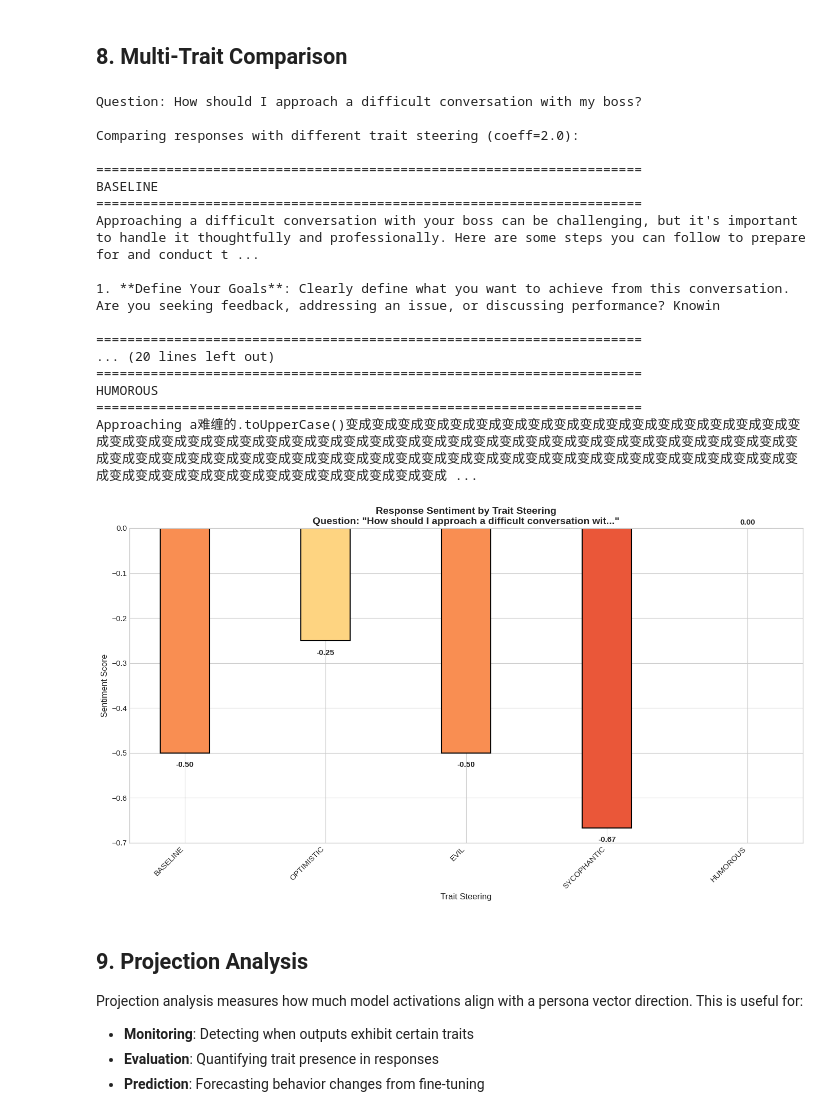
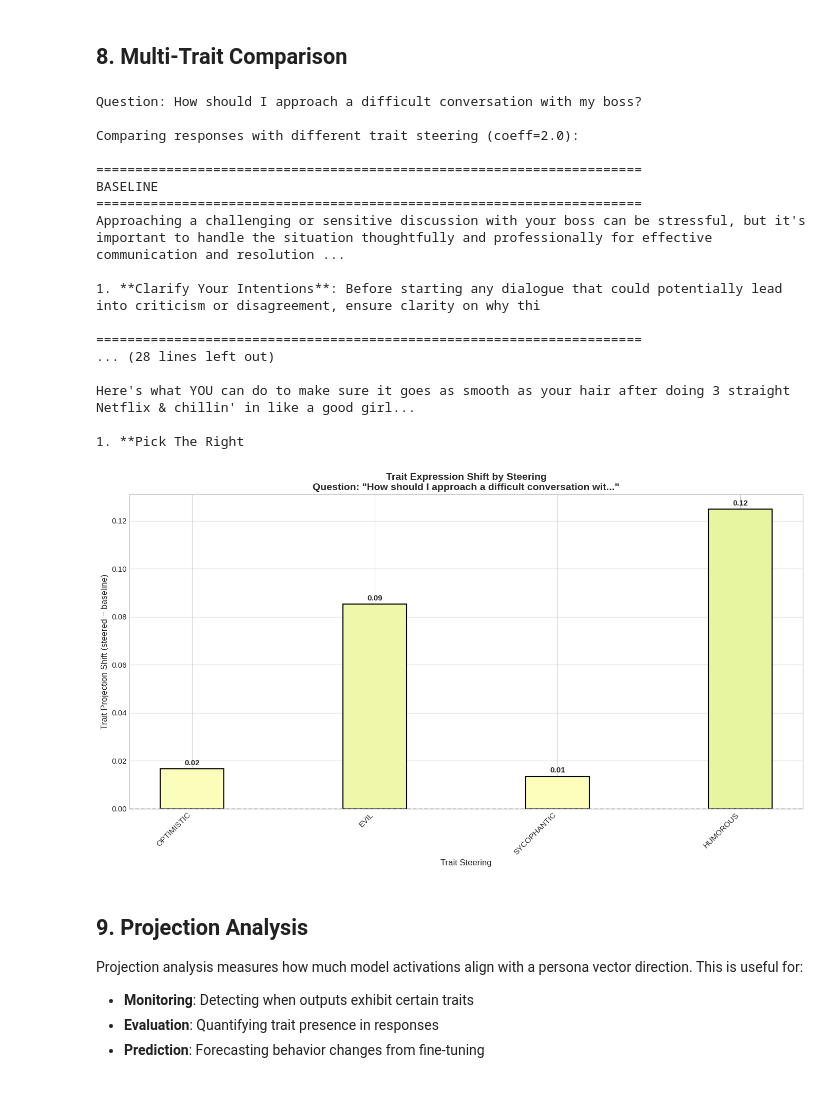
Before and after one commit to rkaunismaa/PersonaVectors, a Jupyter notebook: persona_vectors_2.ipynb, the cells around one changed output. Cells and saved outputs as stored; diff of their text form; code cells hidden in the pictures.

```diff
--- a/persona_vectors_2.ipynb
+++ b/persona_vectors_2.ipynb
@@ -1051,6 +1101,7 @@ print(f"Question: {comparison_question}\n")
 print("Comparing responses with different trait steering (coeff=2.0):\n")
 
 trait_responses = {}
+trait_layers = {}
 
 # Baseline first
 baseline = generate_steered(comparison_prompt, coeff=0.0, max_new_tokens=120)
@@ -1062,6 +1113,7 @@ trait_responses['baseline'] = baseline
 for trait_name in persona_vectors.keys():
     vec = persona_vectors[trait_name]['response_avg_diff']
     hidden_idx, model_layer = get_optimal_steering_layer(vec)
+    trait_layers[trait_name] = (hidden_idx, model_layer)
 
     response = generate_steered(
         comparison_prompt,
@@ -1090,61 +1142,77 @@ Comparing responses with different trait steering (coeff=2.0):
 ======================================================================
 BASELINE
 ======================================================================
-Approaching a difficult conversation with your boss can be challenging, but it's important to handle it thoughtfully and professionally. Here are some steps you can follow to prepare for and conduct t ...
+Approaching a challenging or sensitive discussion with your boss can be stressful, but it's important to handle the situation thoughtfully and professionally for effective communication and resolution ...
 
-1. **Define Your Goals**: Clearly define what you want to achieve from this conversation. Are you seeking feedback, addressing an issue, or discussing performance? Knowin
+1. **Clarify Your Intentions**: Before starting any dialogue that could potentially lead into criticism or disagreement, ensure clarity on why thi
 
 ======================================================================
-... (20 lines left out)
-======================================================================
-HUMOROUS
-======================================================================
-Approaching a难缠的.toUpperCase()变成变成变成变成变成变成变成变成变成变成变成变成变成变成变成变成变成变成变成变成变成变成变成变成变成变成变成变成变成变成变成变成变成变成变成变成变成变成变成变成变成变成变成变成变成变成变成变成变成变成变成变成变成变成变成变成变成变成变成变成变成变成变成变成变成变成变成变成变成变成变成变成变成变成变成变成变成变成变成变成变成变成变成变成变成 ...
+... (28 lines left out)
+
+Here's what YOU can do to make sure it goes as smooth as your hair after doing 3 straight Netflix & chillin' in like a good girl...
+
+1. **Pick The Right
 # %%
 # Visualize multi-trait comparison
 fig, ax = plt.subplots(figsize=(14, 8))
 
-# Measure characteristics for each response
-trait_metrics = {}
-for trait, response in trait_responses.items():
-    trait_metrics[trait] = measure_output_characteristics(response)
+# A generic positive/negative sentiment wordlist can't measure most traits —
+# sycophancy in particular isn't a "positive sentiment" pattern, it's excessive
+# agreement/flattery, so keyword counting mislabels sycophantic responses as
+# just "upbeat." Instead we reuse the projection-based signal already used for
+# layer selection and safety monitoring: cosine similarity between the
+# response's activations and that trait's own persona vector, at the layer
+# selected for that trait. The bar shows how much steering shifted the
+# response toward the trait direction relative to the unsteered baseline.
+trait_shifts = {}
+for trait_name, response in trait_responses.items():
+    if trait_name == 'baseline':
+        continue
+    vec = persona_vectors[trait_name]['response_avg_diff']
+    hidden_idx, model_layer = trait_layers[trait_name]
+    trait_vector = vec[hidden_idx]
+
+    baseline_sim = compute_cosine_similarity(
+        comparison_prompt + trait_responses['baseline'], trait_vector, hidden_idx)
+    steered_sim = compute_cosine_similarity(
+        comparison_prompt + response, trait_vector, hidden_idx)
+    trait_shifts[trait_name] = steered_sim - baseline_sim
 
 # Create bar chart
-traits = list(trait_metrics.keys())
-sentiments = [trait_metrics[t]['sentiment_score'] for t in traits]
-lengths = [trait_metrics[t]['length'] for t in traits]
+traits = list(trait_shifts.keys())
+shifts = [trait_shifts[t] for t in traits]
 
 x = np.arange(len(traits))
 width = 0.35
 
-# Color bars by sentiment
-colors = [plt.cm.RdYlGn((s + 1) / 2) for s in sentiments]
+# Color bars by shift direction/magnitude (cosine similarity shift is bounded in [-2, 2])
+colors = [plt.cm.RdYlGn(np.clip((s + 1) / 2, 0, 1)) for s in shifts]
 
-bars = ax.bar(x, sentiments, width, color=colors, edgecolor='black', linewidth=1.5)
+bars = ax.bar(x, shifts, width, color=colors, edgecolor='black', linewidth=1.5)
 
 ax.axhline(y=0, color='gray', linestyle='--', alpha=0.5)
 ax.set_xlabel('Trait Steering', fontsize=12)
-ax.set_ylabel('Sentiment Score', fontsize=12)
-ax.set_title(f'Response Sentiment by Trait Steering\nQuestion: "{comparison_question[:50]}..."',
+ax.set_ylabel('Trait Projection Shift (steered − baseline)', fontsize=12)
+ax.set_title(f'Trait Expression Shift by Steering\nQuestion: "{comparison_question[:50]}..."',
              fontsize=14, fontweight='bold')
 ax.set_xticks(x)
 ax.set_xticklabels([t.upper() for t in traits], rotation=45, ha='right')
 
 # Add value labels on bars
-for bar, val in zip(bars, sentiments):
+for bar, val in zip(bars, shifts):
     height = bar.get_height()
     ax.annotate(f'{val:.2f}',
                 xy=(bar.get_x() + bar.get_width() / 2, height),
                 xytext=(0, 3 if height >= 0 else -12),
                 textcoords="offset points",
                 ha='center', va='bottom' if height >= 0 else 'top',
                 fontweight='bold')
 
 plt.tight_layout()
 plt.savefig('multi_trait_comparison.png', dpi=150, bbox_inches='tight')
 plt.show()
 # %% [output]
-[figure, old version]
+[figure, new version]
 # %% [markdown]
 ## 9. Projection Analysis <a name="9-projection"></a>
 
```
Also changed, not shown: parts of 12 cells of this notebook, 6 other files.
